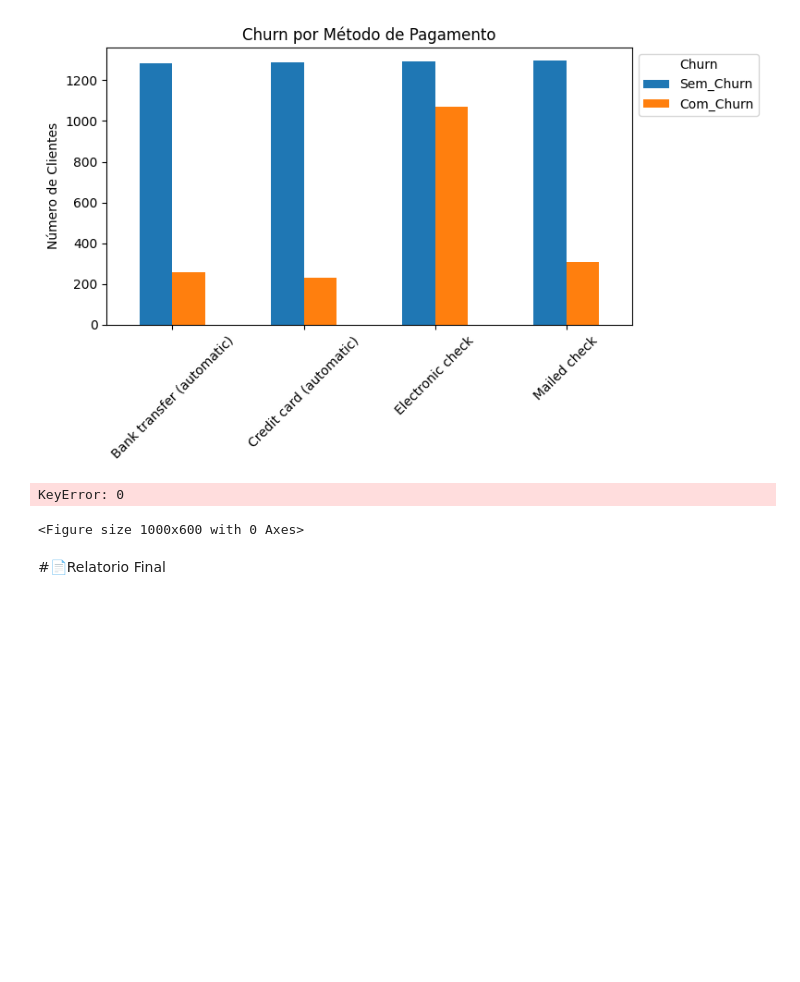
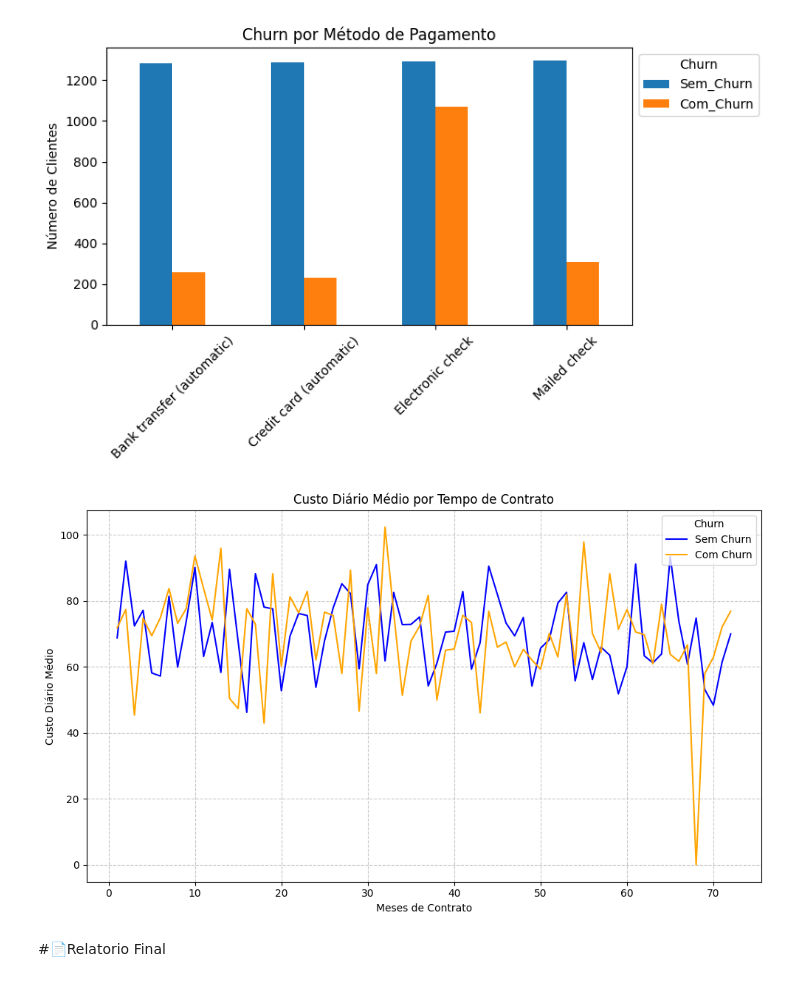
Before and after one commit to sanemar/telecomx, a Jupyter notebook: TelecomX_BR.ipynb, the cells around one changed output. Cells and saved outputs as stored; diff of their text form; code cells hidden in the pictures; blank space fills up the shorter version.

```diff
--- a/TelecomX_BR.ipynb
+++ b/TelecomX_BR.ipynb
@@ -444,23 +444,23 @@ plt.show()
 # %%
 # custo diário médio por tempo de contrato
 df_normalizado_tratado = df_normalizado[df_normalizado['tenure'] >= 1].copy()
 
-df_normalizado_tratado['Charges.Monthly'] = df_normalizado_tratado['Charges.Monthly'] / (df_normalizado_tratado['tenure'] * 30)
+df_normalizado_tratado['Custo_Diario_Mensal'] = df_normalizado_tratado['Charges.Monthly'] / 30
 
 tempo_df = df_normalizado_tratado.groupby(['tenure', 'Churn'])['Charges.Monthly'].mean().unstack().fillna(0)
 
 plt.figure(figsize=(10, 6))
-plt.plot(tempo_df[0], label='0', color='#1f77b4')  # Sem churn
-plt.plot(tempo_df[1], label='1', color='#2ca02c')  # Com churn
+plt.plot(tempo_df[0], label='Sem Churn', color='Blue')  # Sem churn
+plt.plot(tempo_df[1], label='Com Churn', color='Orange')  # Com churn
 
 plt.title("Custo Diário Médio por Tempo de Contrato")
 plt.xlabel("Meses de Contrato")
 plt.ylabel("Custo Diário Médio")
 plt.legend(title="Churn", loc='upper right')
+plt.grid(True, linestyle='--', alpha=0.7) # Adicionado grade para melhor leitura
 plt.tight_layout()
 plt.show()
 # %% [output]
-KeyError: 0
-<Figure size 1000x600 with 0 Axes>
+[figure, added]
 # %% [markdown]
 #📄Relatorio Final
```
